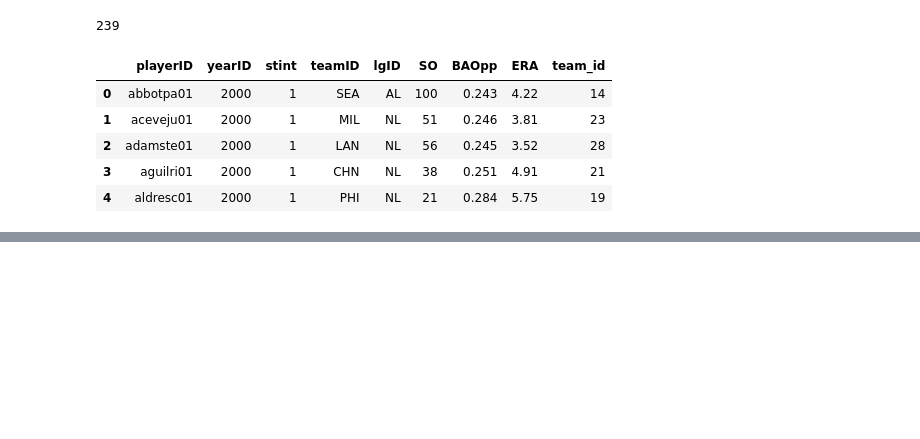
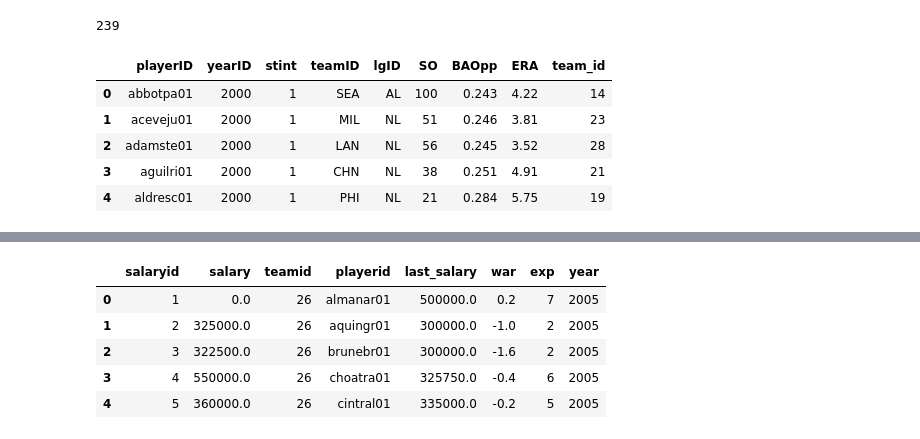
Before and after one commit to VedranaGATech/Project_2_MLB_Stats, a Jupyter notebook: Baseball_ETL.ipynb, the cells around one changed output, grey strips where cells are left out. Saved outputs shown, nothing was run; the diff lists cells and outputs as text; code cells hidden in the pictures; blank space fills up the shorter version.

```diff
--- a/Baseball_ETL.ipynb
+++ b/Baseball_ETL.ipynb
@@ -19,7 +19,7 @@ import numpy as np
 ### Initializations
 # %%
 #db initializations
-engine = create_engine(f'postgresql://postgres:Techbobcats=0618@localhost/MoneyBall')
+engine = create_engine(f'postgresql://postgres:password@localhost/MoneyBall')
 
 Base = automap_base()
 Base.prepare(autoload_with=engine)
@@ -418,5 +456,13 @@ Player_Final.to_sql(name='Player', con=engine, if_exists='replace', index=False)
 # %%
-# ETL Baseball Player Cards
+pitching = pd.read_sql(sql = 'SELECT * FROM "Salary";', con = engine)
+pitching.head()
+# %% [output]
+|  | salaryid | salary | teamid | playerid | last_salary | war | exp | year |
+| 0 | 1 | 0.0 | 26 | almanar01 | 500000.0 | 0.2 | 7 | 2005 |
+| 1 | 2 | 325000.0 | 26 | aquingr01 | 300000.0 | -1.0 | 2 | 2005 |
+| 2 | 3 | 322500.0 | 26 | brunebr01 | 300000.0 | -1.6 | 2 | 2005 |
+| 3 | 4 | 550000.0 | 26 | choatra01 | 325750.0 | -0.4 | 6 | 2005 |
+| 4 | 5 | 360000.0 | 26 | cintral01 | 335000.0 | -0.2 | 5 | 2005 |
 # %%
 session.close()
 engine.dispose()
```
Also changed, not shown: parts of 13 cells of this notebook.
